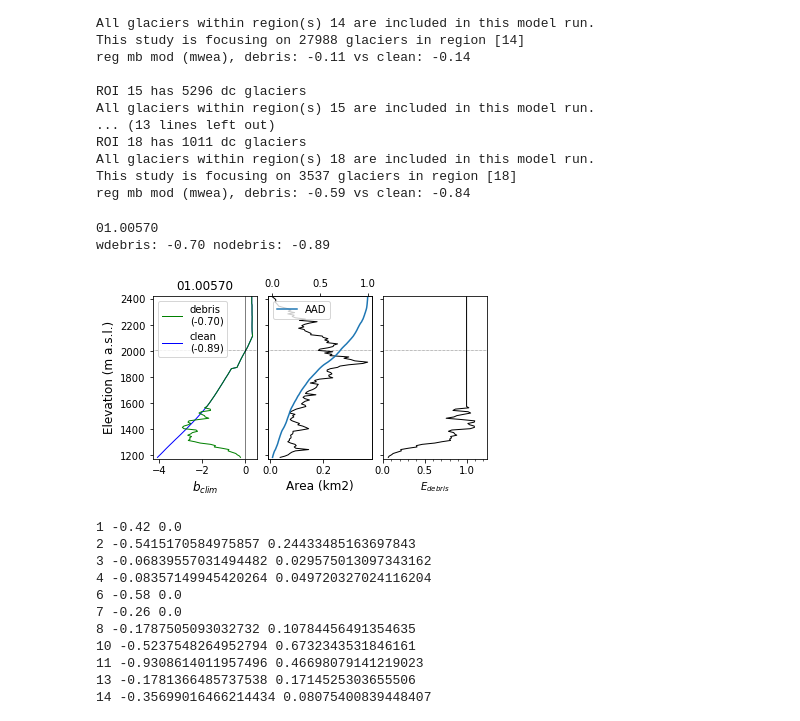
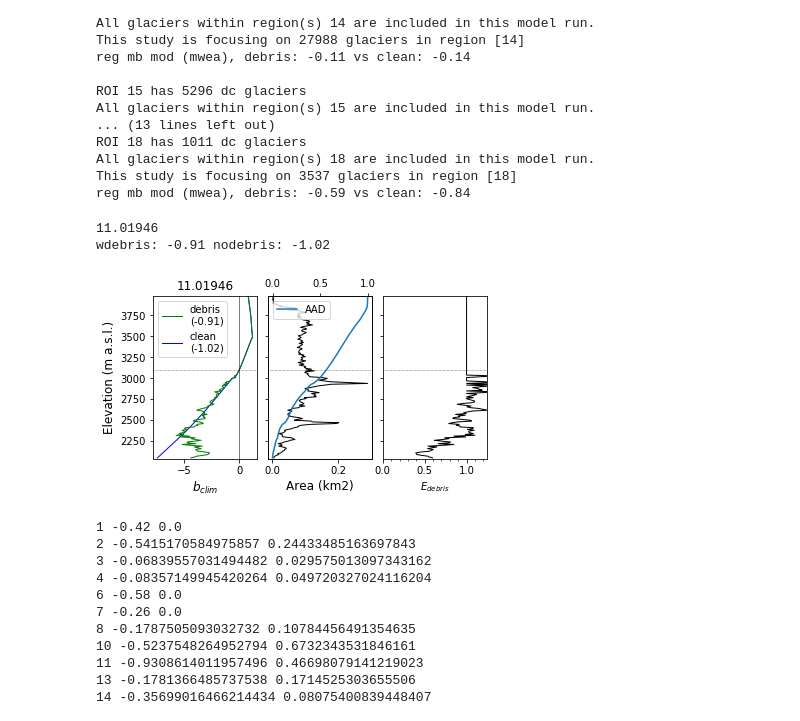
Before and after one commit to drounce/debris_global, a Jupyter notebook: mb_gradient_model.ipynb, the cells around one changed output. Saved outputs shown, nothing was run; the diff lists cells and outputs as text; code cells hidden in the pictures.

```diff
--- a/mb_gradient_model.ipynb
+++ b/mb_gradient_model.ipynb
@@ -379,16 +379,19 @@ reg mb mod (mwea), debris: -0.59 vs clean: -0.84
 print('done')
 # %%
 # INDIVIDUAL GLACIER PLOTS
-rgiids = ['01.00570']
+rgiids = ['11.01946']
+data_source = 'regional'
 
 for nrgiid, rgiid in enumerate(rgiids):
     print(rgiid)
 
-    mbclim_fp = '/Users/davidrounce/Documents/Dave_Rounce/HiMAT/Output/cal_opt3/_4debrispaper/'
+    roi = rgiid.split('.')[0]
+
+    mbclim_fp = '/Users/davidrounce/Documents/Dave_Rounce/HiMAT/Output/cal_opt3/_4debrispaper/_noretreat/'
     mbclim_fp_roi = mbclim_fp + data_source + '-mbclim/' + roi + '/'
     mbclim_fn = rgiid + '_mbclim_data.csv'
 
-    mbclim_df = pd.read_csv(output_fp_roi + mbclim_fn)
+    mbclim_df = pd.read_csv(mbclim_fp_roi + mbclim_fn)
 
     # Plot regional curves
     # Only plot mass balance of bins with glacier (otherwise get streaks to 0 that aren't real)
@@ -425,37 +428,37 @@ for nrgiid, rgiid in enumerate(rgiids):
 
     # Glacier hypsometry
     ax[0,1].plot(bins_area[bins_idx], elev_bins[bins_idx], color='k', linewidth=1, zorder=1)
     ax[0,1].axhline(y=ela, color='k', linestyle=':', linewidth=0.5)
     ax[0,1].set_xlabel('Area (km2)', size=12)
 
     ax2 = ax[0,1].twiny()
     bins_area_cumsum = np.cumsum(bins_area)
     ax2.plot(bins_area_cumsum / bins_area.sum(), elev_bins, label='AAD')
     ax2.legend()
 
     # Debris thickness
     ax[0,2].plot(glacier_debrismf[bins_idx], elev_bins[bins_idx], color='k', linewidth=1, zorder=1)
     ax[0,2].axhline(y=ela, color='k', linestyle=':', linewidth=0.5)
     ax[0,2].set_xlabel('$E_{debris}$')
     ax[0,2].set_xlim(0,1.25)
     ax[0,2].xaxis.set_major_locator(plt.MultipleLocator(0.5))
     ax[0,2].xaxis.set_minor_locator(plt.MultipleLocator(0.1))
 
 #     # Tick parameters
 #     #ax[0,0].yaxis.set_ticks_position('both')
 #     ax[0,0].tick_params(axis='both', which='major', labelsize=10, direction='inout')
 #     ax[0,0].tick_params(axis='both', which='minor', labelsize=8, direction='in')
     # Save plot
     fig.set_size_inches(6, 3)
-    fig_fp = output_fp + 'debris_figs/' + data_source + '/' + rgiid.split('.')[0] + '/'
+    fig_fp = mbclim_fp + 'debris_figs/' + data_source + '/' + rgiid.split('.')[0] + '/'
     if not os.path.exists(fig_fp):
         os.makedirs(fig_fp)
     fig_fn = rgiid + '_mbgrad_debris.png'
     fig.savefig(fig_fp + fig_fn, bbox_inches='tight', dpi=300, transparent=True)
 # %% [output]
-01.00570
-wdebris: -0.70 nodebris: -0.89
+11.01946
+wdebris: -0.91 nodebris: -1.02
-[figure, old version]
+[figure, new version]
 # %%
 # Calculate retreat rates
 reg_areachg_fn = debris_prms.output_fp + 'reg_areachg_ipcc_table.csv'
```
Also changed, not shown: 18 other files.
